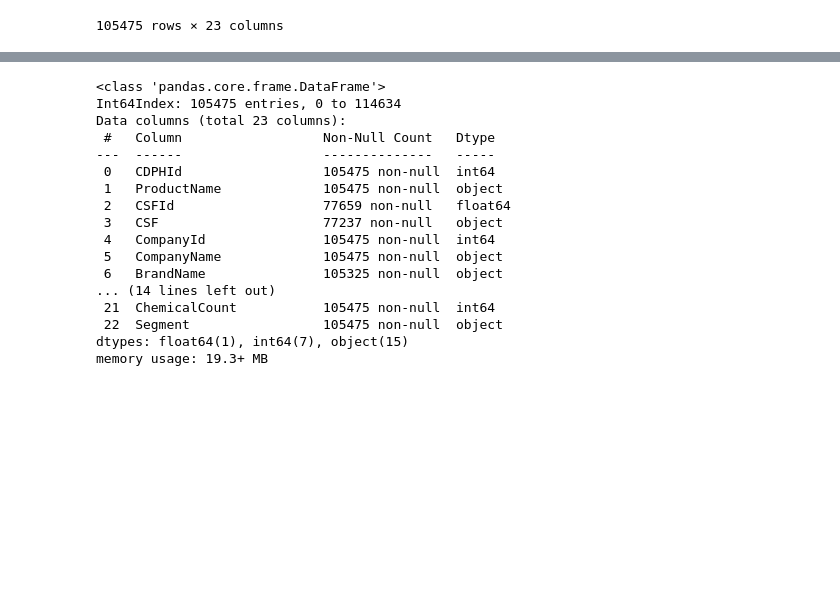
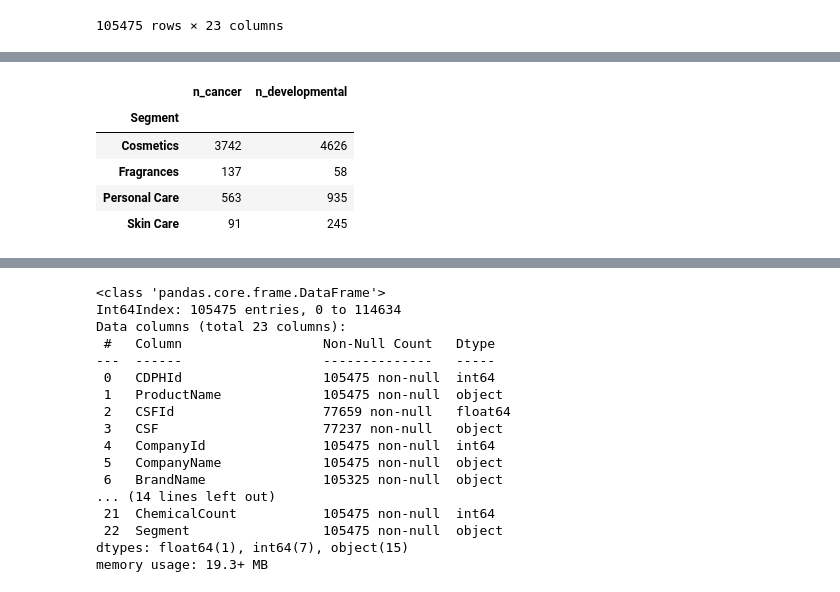
Before and after one commit to envirodatascience/final-project-env617_personalcareproducts, a Jupyter notebook: ENV_617_Final_Project_PersonalCareProducts_pynb.ipynb, the cells around one changed output, grey strips where cells are left out. Drawn from its saved outputs; the diff is of its cells as text; code cells hidden in the pictures; blank space fills up the shorter version.

```diff
--- a/ENV_617_Final_Project_PersonalCareProducts_pynb.ipynb
+++ b/ENV_617_Final_Project_PersonalCareProducts_pynb.ipynb
@@ -210,3 +265,13 @@ df_chemicals_1
+# %%
+#Which segment has the highest number of chemicals with cancer and developmental risk
+df_chemicals_risks_merge.groupby('Segment').agg(n_cancer=('cancer','sum'),n_developmental=('developmental','sum'))
+# %% [output]
+|  | n_cancer | n_developmental |
+| Segment |  |  |
+| Cosmetics | 3742 | 4626 |
+| Fragrances | 137 | 58 |
+| Personal Care | 563 | 935 |
+| Skin Care | 91 | 245 |
 # %%
 #Create new dataframe with just Cosmetics segment
 df_chemicals_cosmetics = df_chemicals_1.loc[df_chemicals_1['Segment'] == 'Cosmetics']
```
Also changed, not shown: parts of 8 cells of this notebook.
